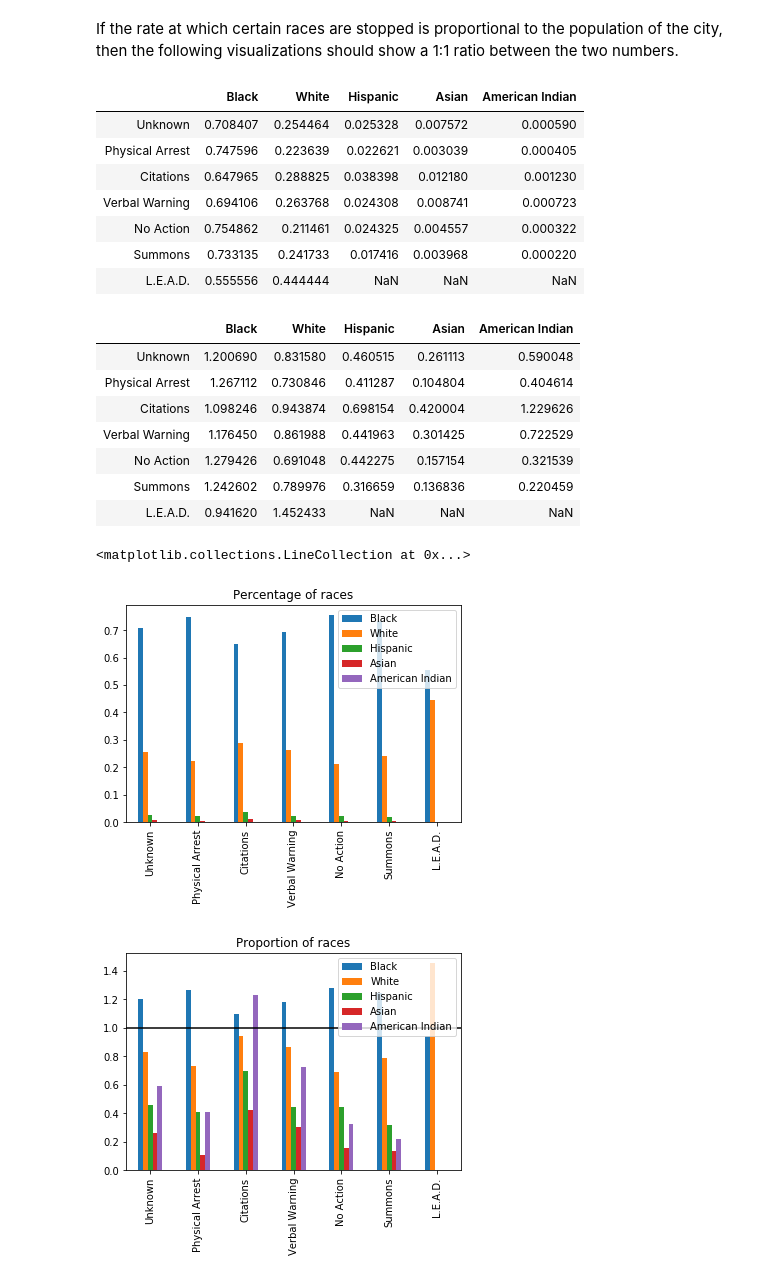
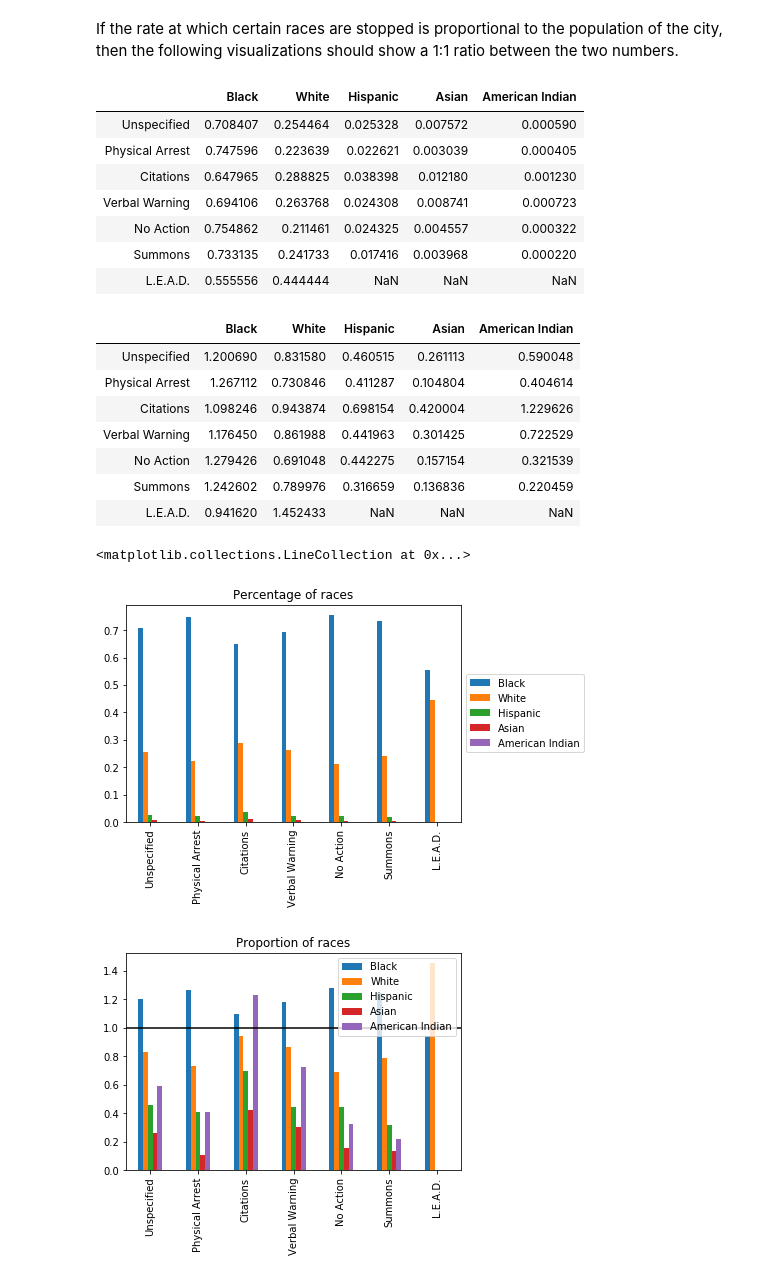
Before and after one commit to Icasas101/FinalDSTutorial, a Jupyter notebook: Final DS Tutorial.ipynb, the cells around one changed output. Cells and saved outputs as stored; diff of their text form; code cells hidden in the pictures.

```diff
--- a/Final DS Tutorial.ipynb
+++ b/Final DS Tutorial.ipynb
@@ -1110,41 +1156,41 @@ for val in percentageLst:
 bigPerLst = [idkVals, physArrestVals, citationVals, verbalVals, noneVals, summonsVals, leadVals]
 
 # creating and displaying dataframe plus bar chart
-percentDf = pd.DataFrame(bigPerLst, index = ['Unknown', 'Physical Arrest', 'Citations', 'Verbal Warning', 'No Action', 'Summons', 'L.E.A.D.'], columns=["Black", "White", "Hispanic", "Asian", "American Indian"])
+percentDf = pd.DataFrame(bigPerLst, index = ['Unspecified', 'Physical Arrest', 'Citations', 'Verbal Warning', 'No Action', 'Summons', 'L.E.A.D.'], columns=["Black", "White", "Hispanic", "Asian", "American Indian"])
 display(percentDf)
-percentDf.plot.bar(title="Percentage of races")
+percentDf.plot.bar(title="Percentage of races").legend(loc='center left',bbox_to_anchor=(1.0, 0.5))
 
 # same as above, but for proportions
 for value in proportionLst:
     idkVals2 = proportionLst[0:5]
     physArrestVals2 = proportionLst[5:10]
     citationVals2 =proportionLst[10:15]
     verbalVals2 = proportionLst[15:20]
     noneVals2 =  proportionLst[20:25]
     summonsVals2 = proportionLst[25:30]
     leadVals2 = proportionLst[30:32]
 
 bigProLst = [idkVals2, physArrestVals2, citationVals2, verbalVals2, noneVals2, summonsVals2, leadVals2]
-proDf = pd.DataFrame(bigProLst, index = ['Unknown', 'Physical Arrest', 'Citations', 'Verbal Warning', 'No Action', 'Summons', 'L.E.A.D.'], columns=["Black", "White", "Hispanic", "Asian", "American Indian"])
+proDf = pd.DataFrame(bigProLst, index = ['Unspecified', 'Physical Arrest', 'Citations', 'Verbal Warning', 'No Action', 'Summons', 'L.E.A.D.'], columns=["Black", "White", "Hispanic", "Asian", "American Indian"])
 display(proDf)
 proDf.plot.bar(title="Proportion of races").hlines(1, -1, 7)
 # %% [output]
 |  | Black | White | Hispanic | Asian | American Indian |
-| Unknown | 0.708407 | 0.254464 | 0.025328 | 0.007572 | 0.000590 |
+| Unspecified | 0.708407 | 0.254464 | 0.025328 | 0.007572 | 0.000590 |
 | Physical Arrest | 0.747596 | 0.223639 | 0.022621 | 0.003039 | 0.000405 |
 | Citations | 0.647965 | 0.288825 | 0.038398 | 0.012180 | 0.001230 |
 | Verbal Warning | 0.694106 | 0.263768 | 0.024308 | 0.008741 | 0.000723 |
 | No Action | 0.754862 | 0.211461 | 0.024325 | 0.004557 | 0.000322 |
 | Summons | 0.733135 | 0.241733 | 0.017416 | 0.003968 | 0.000220 |
 | L.E.A.D. | 0.555556 | 0.444444 | NaN | NaN | NaN |
 |  | Black | White | Hispanic | Asian | American Indian |
-| Unknown | 1.200690 | 0.831580 | 0.460515 | 0.261113 | 0.590048 |
+| Unspecified | 1.200690 | 0.831580 | 0.460515 | 0.261113 | 0.590048 |
 | Physical Arrest | 1.267112 | 0.730846 | 0.411287 | 0.104804 | 0.404614 |
 | Citations | 1.098246 | 0.943874 | 0.698154 | 0.420004 | 1.229626 |
 | Verbal Warning | 1.176450 | 0.861988 | 0.441963 | 0.301425 | 0.722529 |
 | No Action | 1.279426 | 0.691048 | 0.442275 | 0.157154 | 0.321539 |
 | Summons | 1.242602 | 0.789976 | 0.316659 | 0.136836 | 0.220459 |
 | L.E.A.D. | 0.941620 | 1.452433 | NaN | NaN | NaN |
 <matplotlib.collections.LineCollection at 0x...>
-[figure, old version]
+[figure, new version]
-[figure, old version]
+[figure, new version]
```
Also changed, not shown: parts of 13 cells of this notebook, 6 other files.
